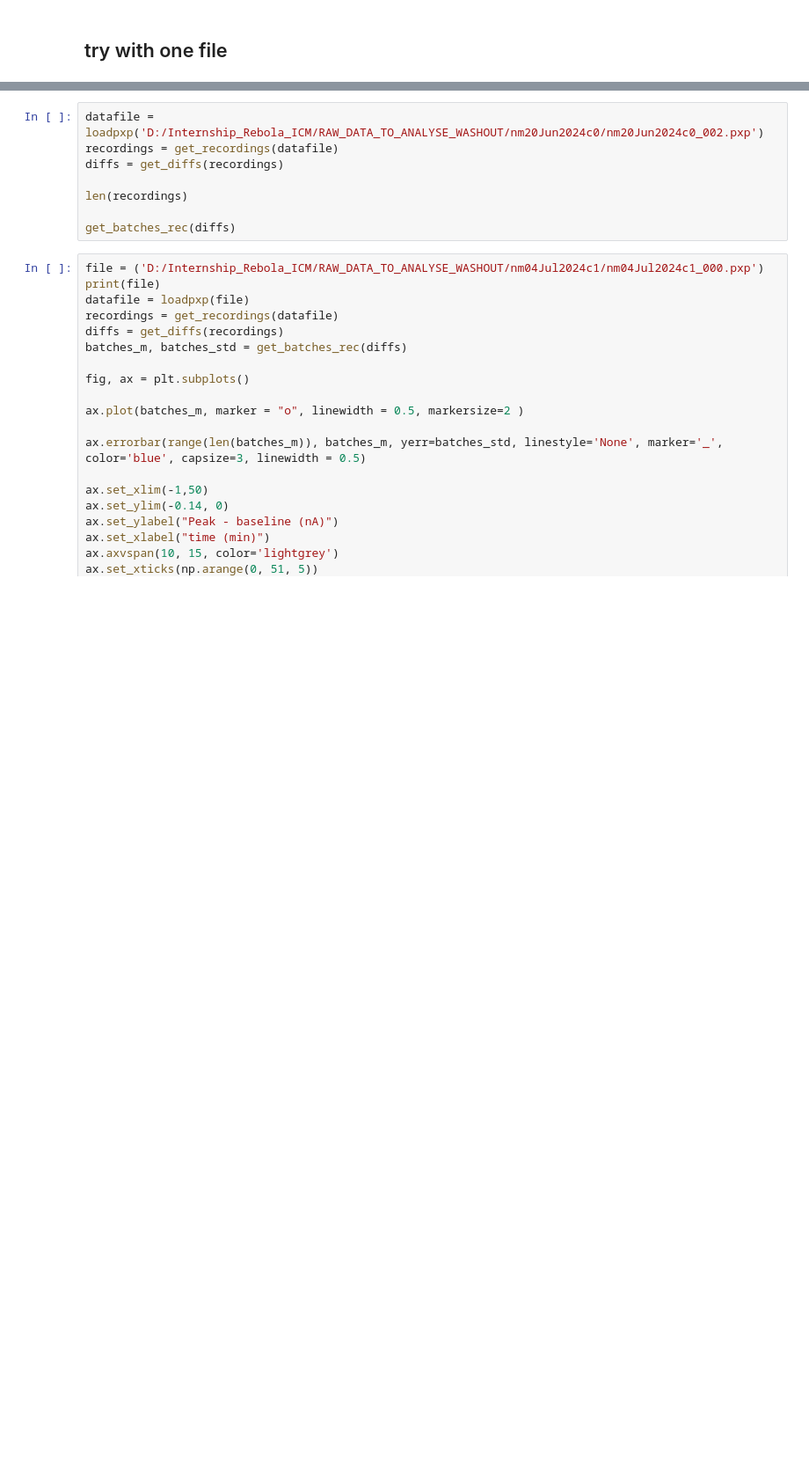
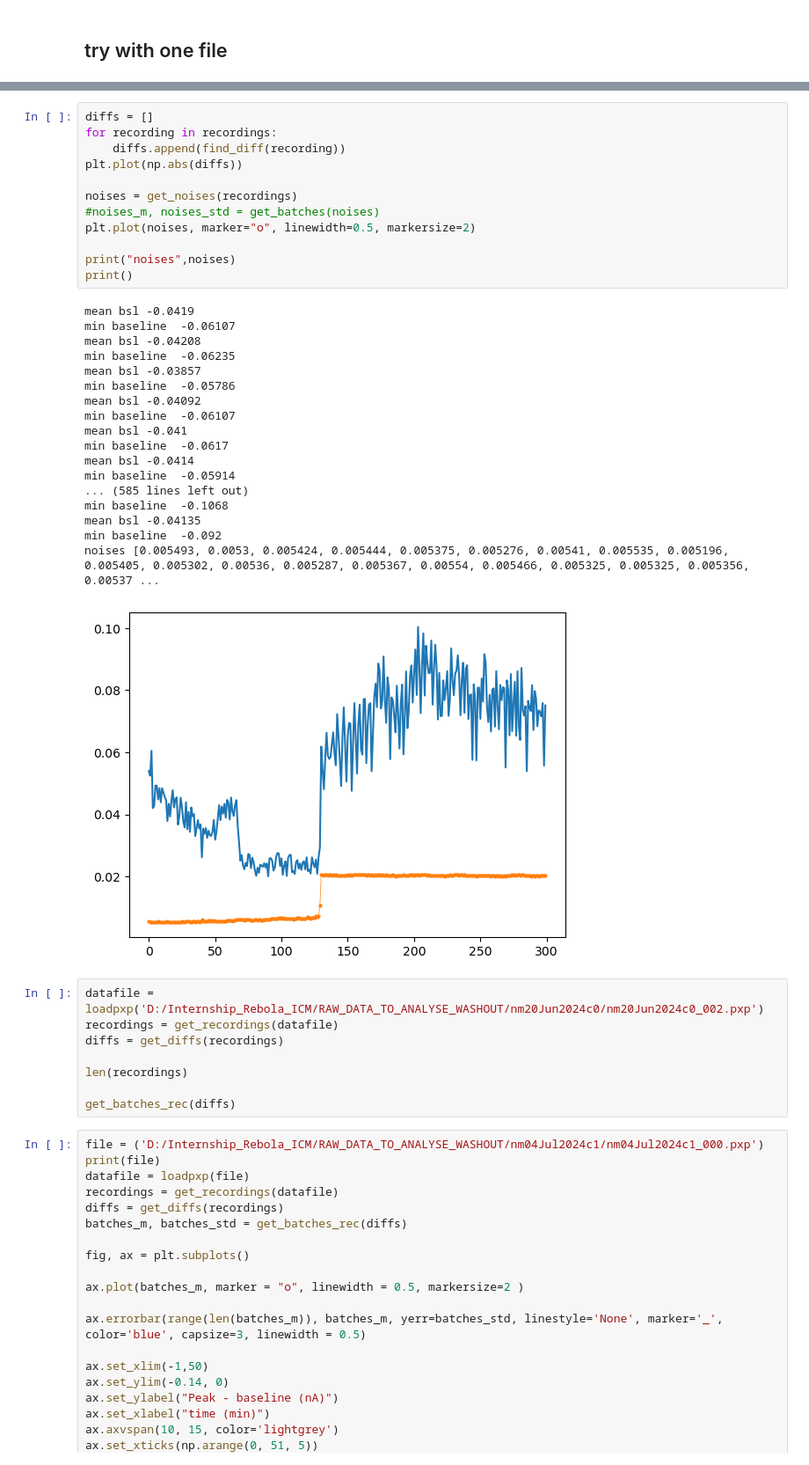
Before and after one commit to LauraGonzalez2000/Intracellular_recording, a Jupyter notebook: src/washout_experiment.ipynb, the cells around one changed output, grey strips where cells are left out. Shown at 88% size. Drawn from its saved outputs; the diff is of its cells as text; blank space fills up the shorter version.

```diff
--- a/src/washout_experiment.ipynb
+++ b/src/washout_experiment.ipynb
@@ -203,3 +212,34 @@ plt.plot(diffs)
+# %%
+diffs = []
+for recording in recordings:
+    diffs.append(find_diff(recording))
+plt.plot(np.abs(diffs))
+
+noises = get_noises(recordings)
+#noises_m, noises_std = get_batches(noises)
+plt.plot(noises, marker="o", linewidth=0.5, markersize=2)
+
+print("noises",noises)
+print()
+# %% [output]
+mean bsl -0.0419
+min baseline  -0.06107
+mean bsl -0.04208
+min baseline  -0.06235
+mean bsl -0.03857
+min baseline  -0.05786
+mean bsl -0.04092
+min baseline  -0.06107
+mean bsl -0.041
+min baseline  -0.0617
+mean bsl -0.0414
+min baseline  -0.05914
+... (585 lines left out)
+min baseline  -0.1068
+mean bsl -0.04135
+min baseline  -0.092
+noises [0.005493, 0.0053, 0.005424, 0.005444, 0.005375, 0.005276, 0.00541, 0.005535, 0.005196, 0.005405, 0.005302, 0.00536, 0.005287, 0.005367, 0.00554, 0.005466, 0.005325, 0.005325, 0.005356, 0.00537 ...
+[figure, added]
 # %%
 datafile = loadpxp('D:/Internship_Rebola_ICM/RAW_DATA_TO_ANALYSE_WASHOUT/nm20Jun2024c0/nm20Jun2024c0_002.pxp')
 recordings = get_recordings(datafile)
```
Also changed, not shown: parts of 2 cells of this notebook, 3 other files.
